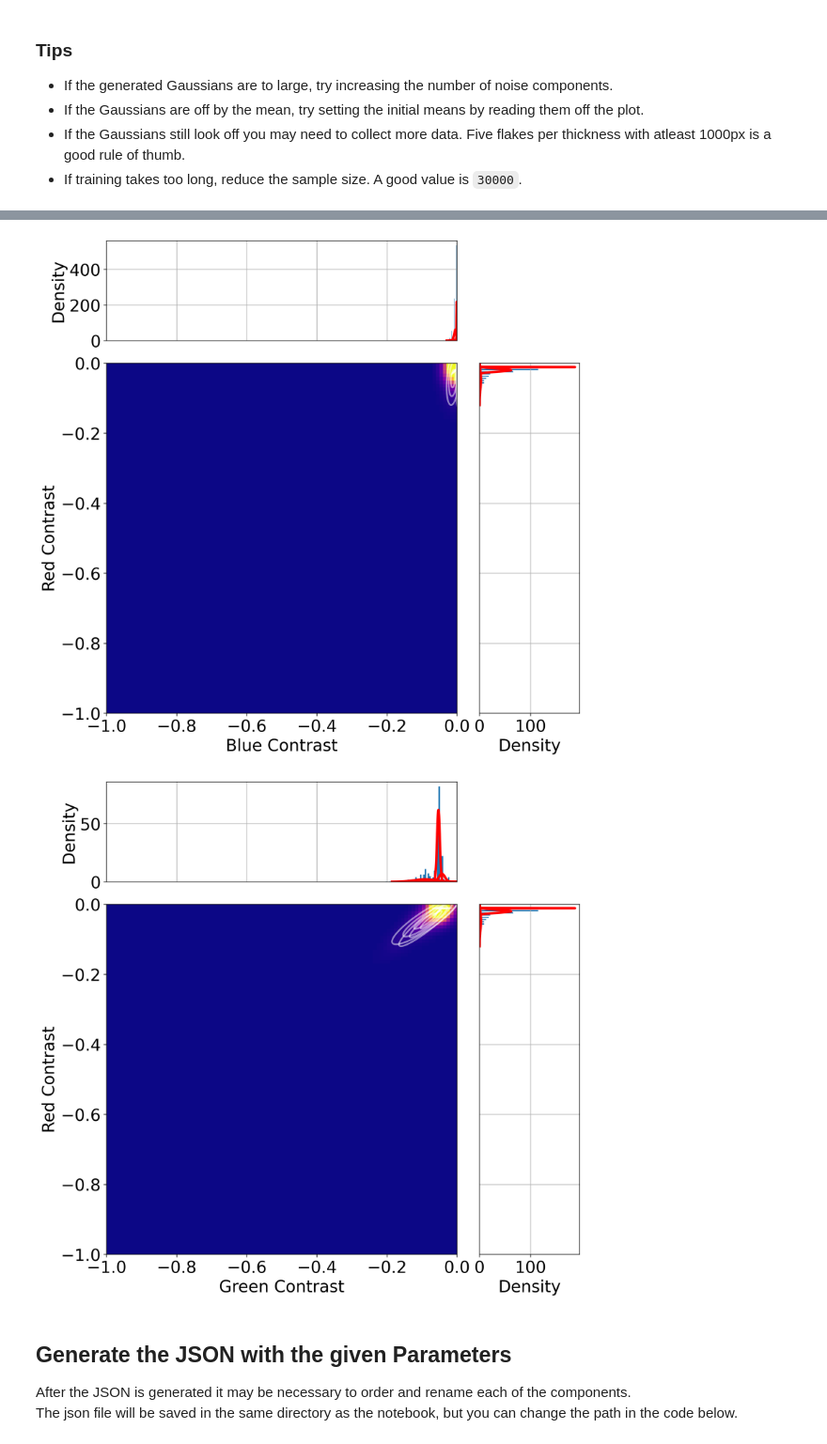
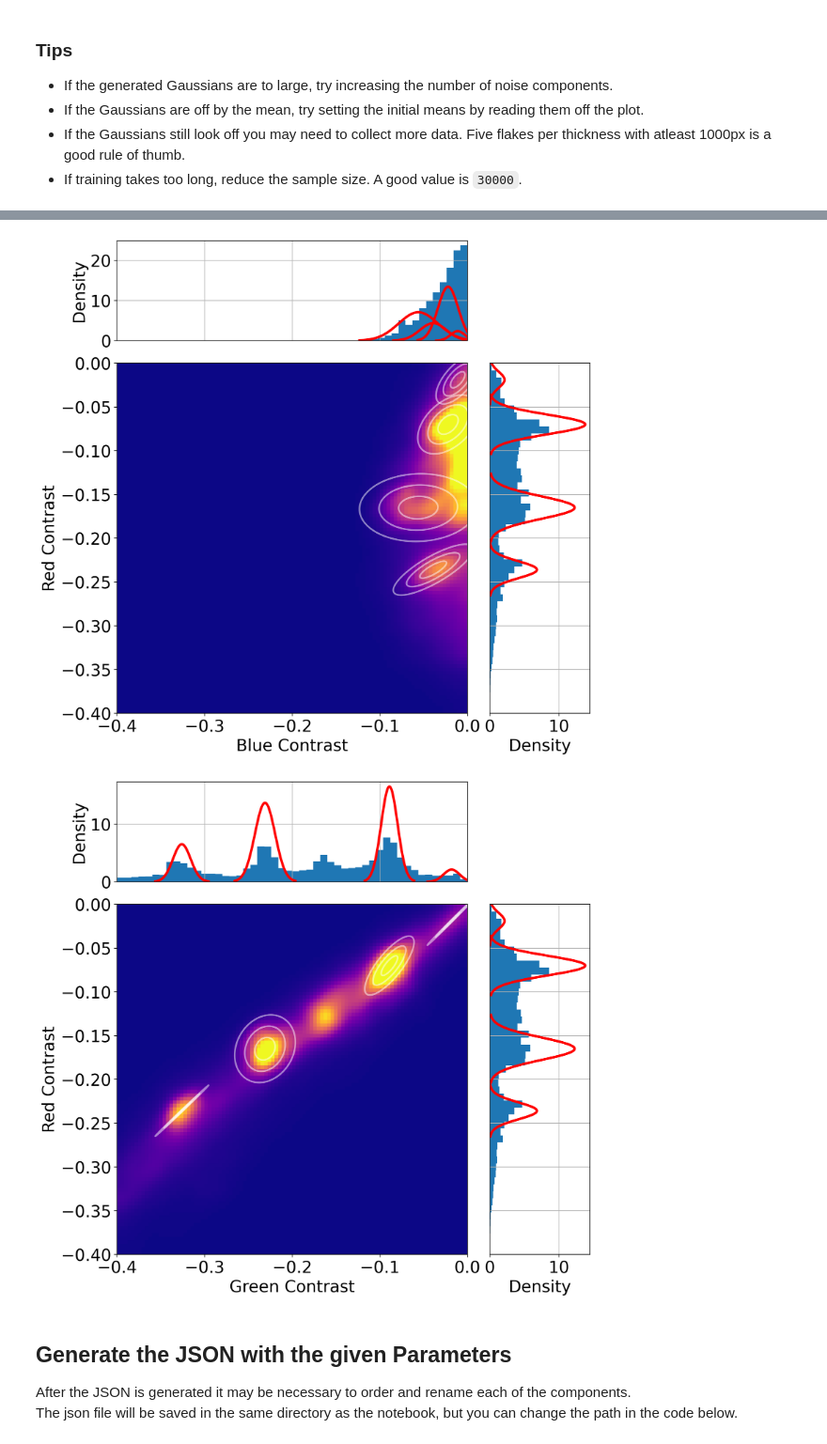
Before and after one commit to troll-n/Automated-Flake-Detection, a Jupyter notebook: GMMDetector/Interactive_Parameter_Estimation.ipynb, the cells around one changed output, grey strips where cells are left out. Shown at 94% size. Cells and saved outputs as stored; diff of their text form; code cells hidden in the pictures.

```diff
--- a/GMMDetector/Interactive_Parameter_Estimation.ipynb
+++ b/GMMDetector/Interactive_Parameter_Estimation.ipynb
@@ -123,7 +123,7 @@ These values can be read of the plot above.
 # %%
 # cropping the contrast array
 upper_bounds = [0, 0, 0]  # B,G,R
-lower_bounds = [-1, -1, -1]  # B,G,R
+lower_bounds = [-0.4, -0.4, -0.4]  # B,G,R
 
 datapoints_contrast_cropped = datapoints_contrast[
     (datapoints_contrast[:, 0] > lower_bounds[0])
@@ -176,7 +176,7 @@ Under the hood we are using the SciKit-Learn implementation of the EM-Algorithm.
 - If training takes too long, reduce the sample size. A good value is `30000`.
 # %%
 NUMBER_OF_COMPONENTS = 4
-NUMBER_OF_NOISE_COMPONENTS = 1
+NUMBER_OF_NOISE_COMPONENTS = 4
 SAMPLE_SIZE = None
 COV_TYPE = "full"
 
@@ -226,5 +226,5 @@ plot_gaussians(
-[figure, old version]
+[figure, new version]
-[figure, old version]
+[figure, new version]
 # %% [markdown]
 ## Generate the JSON with the given Parameters
 
```
Also changed, not shown: parts of 4 cells of this notebook, 32 other files.
